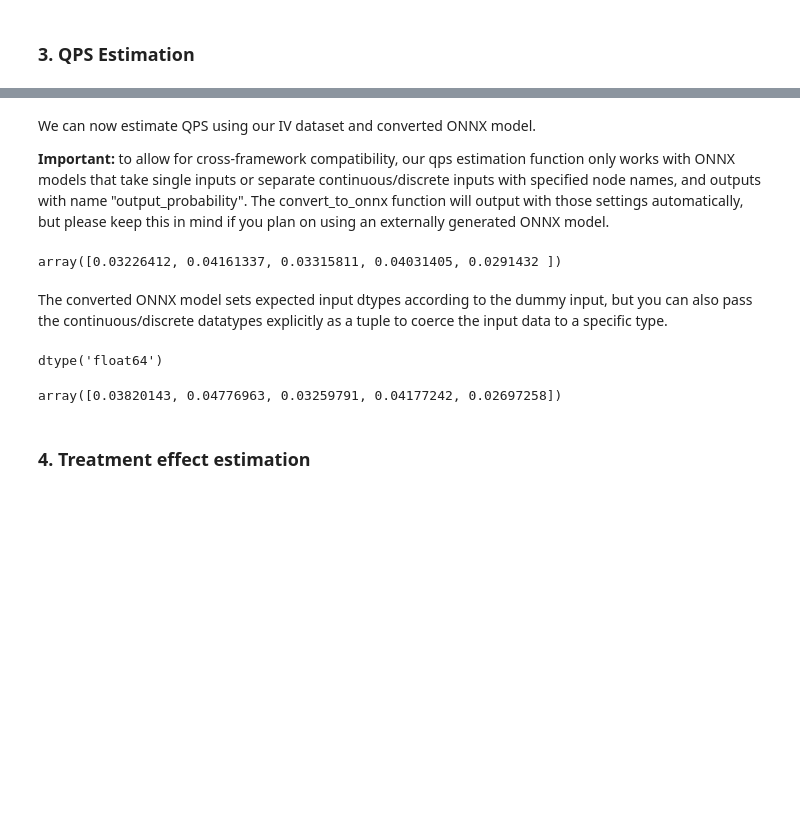
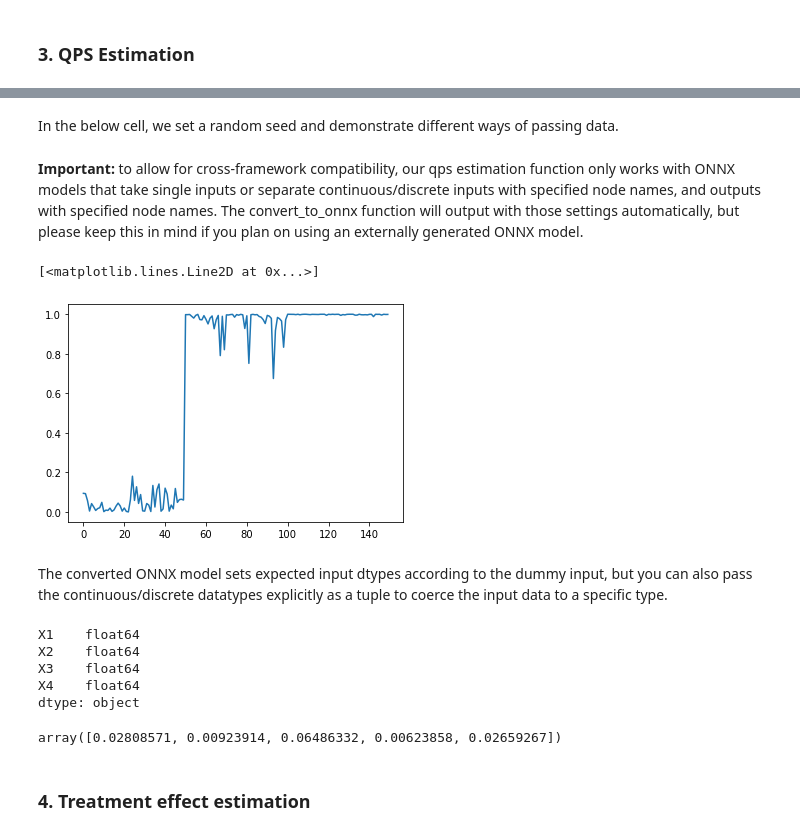
Before and after one commit to factoryofthesun/IVaps, a Jupyter notebook: examples/Sklearn_Iris_Conversion_Simulation_and_Estimation.ipynb, the cells around one changed output, grey strips where cells are left out. Saved outputs shown, nothing was run; the diff lists cells and outputs as text; code cells hidden in the pictures; blank space fills up the shorter version.

```diff
--- a/examples/Sklearn_Iris_Conversion_Simulation_and_Estimation.ipynb
+++ b/examples/Sklearn_Iris_Conversion_Simulation_and_Estimation.ipynb
@@ -196,22 +189,42 @@ array([], shape=(150, 0), dtype=float64)
+# %% [markdown]
+In the below cell, we set a random seed and demonstrate different ways of passing data.
+# %%
+seed = np.random.choice(range(100))
+
+# Pass just the input columns -- all variables are assumed to be continuous
+qps0 = estimate_qps_onnx(data=df[['X1', 'X2', 'X3', 'X4']], S=100, delta=0.8, ML_onnx=filename, seed = seed)
+
+# Pass the full dataset along with indices
+qps1 = estimate_qps_onnx(data=df[['X1', 'X2', 'X3', 'X4']], C = range(4), S=100, delta=0.8, ML_onnx=filename, seed = seed)
+
+# Pass the continuous columns into the X_c variable
+qps2 = estimate_qps_onnx(X_c=df[['X1', 'X2', 'X3', 'X4']], S=100, delta=0.8, ML_onnx=filename, seed = seed)
+
+assert np.array_equal(qps0, qps1)
+assert np.array_equal(qps1, qps2)
 # %% [markdown]
-We can now estimate QPS using our IV dataset and converted ONNX model.
-
-**Important:** to allow for cross-framework compatibility, our qps estimation function only works with ONNX models that take single inputs or separate continuous/discrete inputs with specified node names, and outputs with name "output_probability". The convert_to_onnx function will output with those settings automatically, but please keep this in mind if you plan on using an externally generated ONNX model.
+**Important:** to allow for cross-framework compatibility, our qps estimation function only works with ONNX models that take single inputs or separate continuous/discrete inputs with specified node names, and outputs with specified node names. The convert_to_onnx function will output with those settings automatically, but please keep this in mind if you plan on using an externally generated ONNX model.
-# %%
-qps = estimate_qps(iv_data, S=100, delta=0.8, ML_onnx=filename)
-qps[:5]
-# %% [output]
-array([0.03226412, 0.04161337, 0.03315811, 0.04031405, 0.0291432 ])
+# %%
+import matplotlib.pyplot as plt
+
+plt.plot(qps0)
+# %% [output]
+[<matplotlib.lines.Line2D at 0x...>]
+[figure, added]
 # %% [markdown]
 The converted ONNX model sets expected input dtypes according to the dummy input, but you can also pass the continuous/discrete datatypes explicitly as a tuple to coerce the input data to a specific type.
-# %%
-iv_data.X_c.dtype
-# %% [output]
-dtype('float64')
+# %%
+df[['X1', 'X2', 'X3', 'X4']].dtypes
+# %% [output]
+X1    float64
+X2    float64
+X3    float64
+X4    float64
+dtype: object
 # %%
-qps = estimate_qps(iv_data, S=100, delta=0.8, ML_onnx=filename, types=(np.float64, np.float64))
+qps = estimate_qps_onnx(data=df[['X1', 'X2', 'X3', 'X4']], S=100, delta=0.8, ML_onnx=filename, types=(np.float64, np.float64))
 qps[:5]
 # %% [output]
-array([0.03820143, 0.04776963, 0.03259791, 0.04177242, 0.02697258])
+array([0.02808571, 0.00923914, 0.06486332, 0.00623858, 0.02659267])
 # %% [markdown]
 ### 4. Treatment effect estimation
```
Also changed, not shown: parts of 26 cells of this notebook, 21 other files.
